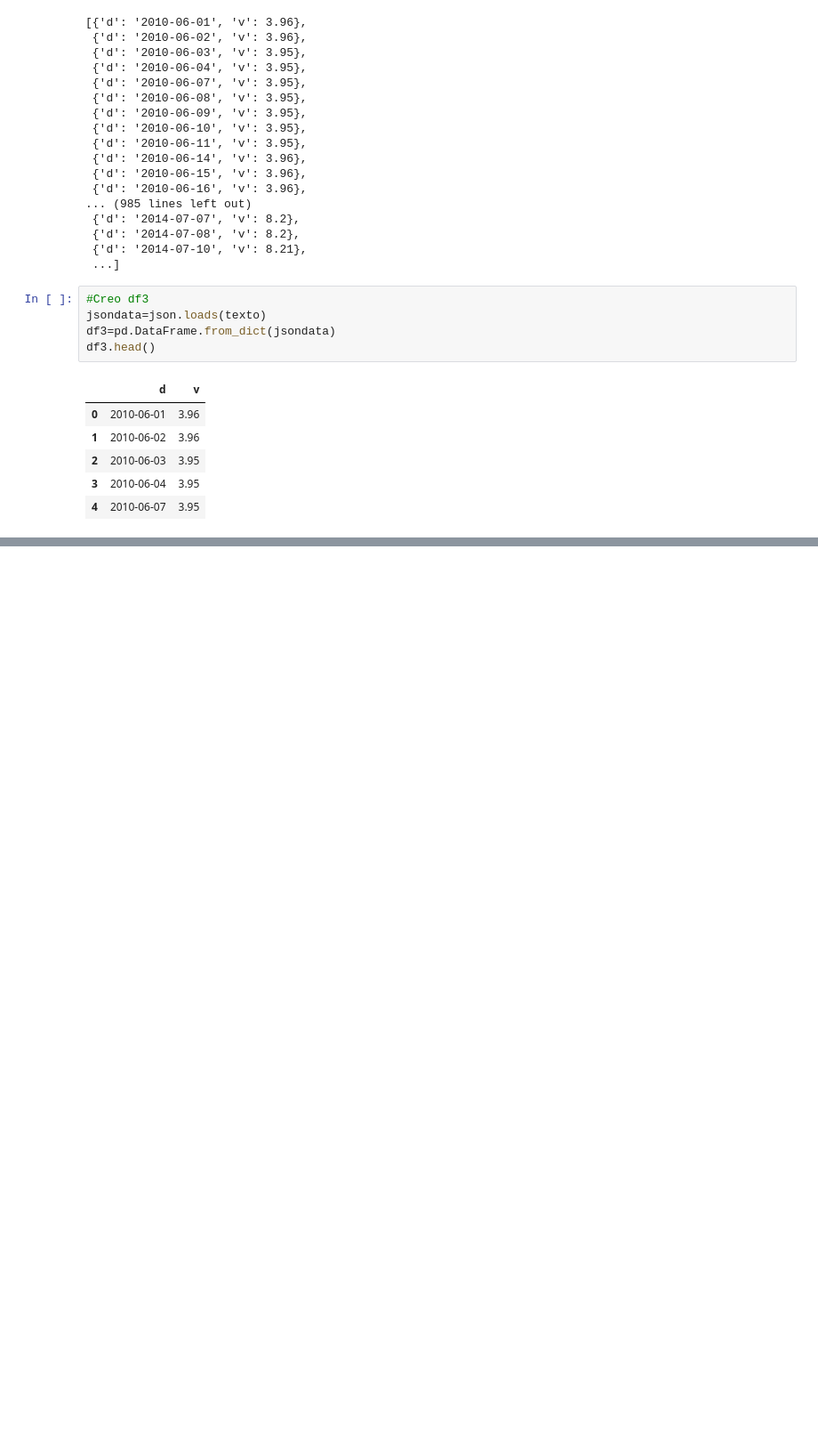
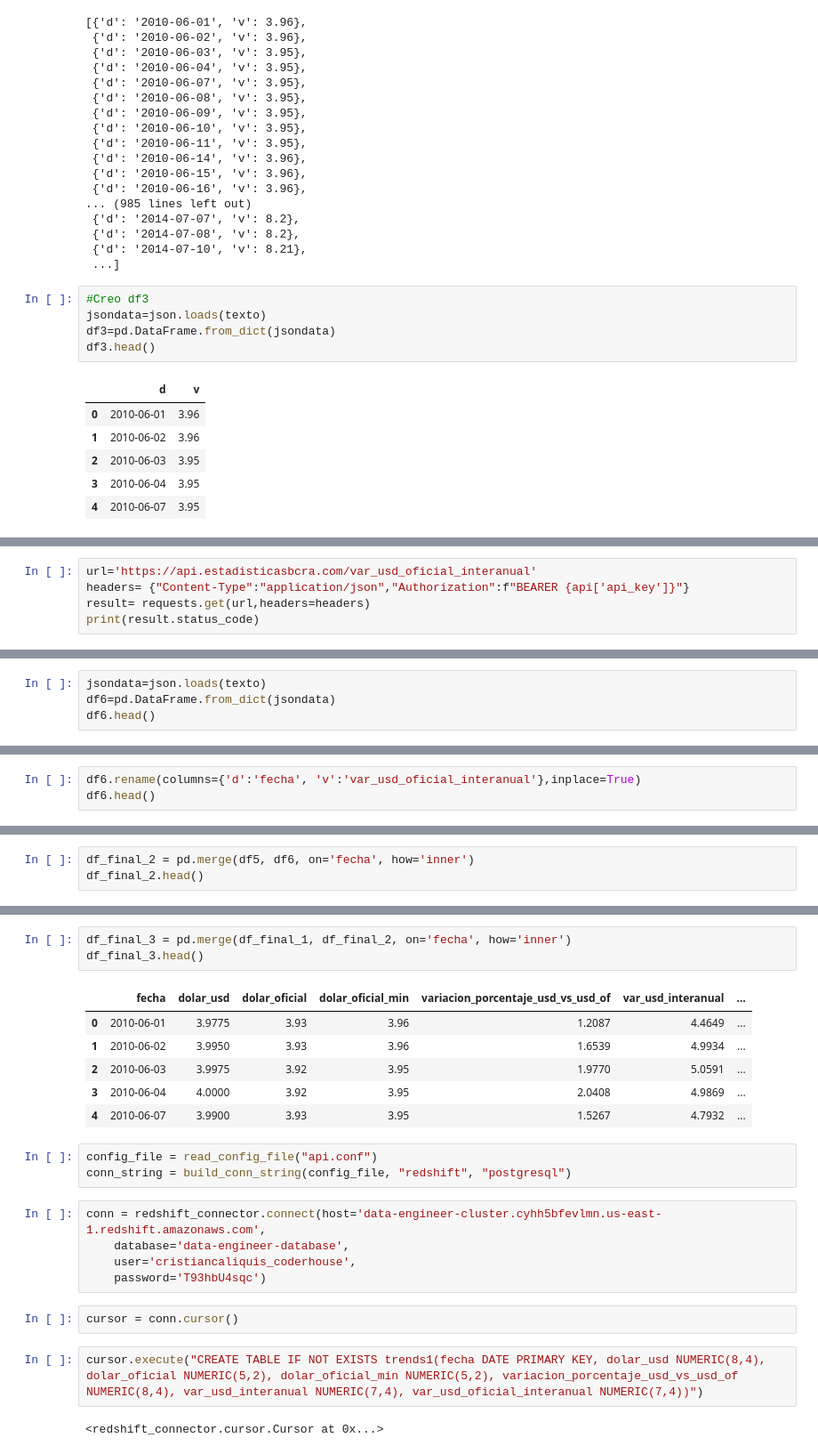
Before and after one commit to vongif/DataEngineeringBCRA, a Jupyter notebook: cotizaciones.ipynb, the cells around one changed output, grey strips where cells are left out. Shown at 89% size. Cells and saved outputs as stored; diff of their text form; blank space fills up the shorter version.

```diff
--- a/cotizaciones.ipynb
+++ b/cotizaciones.ipynb
@@ -278,0 +368,5 @@ conn.execute("""
+# %%
+url='https://api.estadisticasbcra.com/var_usd_oficial_interanual'
+headers= {"Content-Type":"application/json","Authorization":f"BEARER {api['api_key']}"}
+result= requests.get(url,headers=headers)
+print(result.status_code)
@@ -278,0 +402,4 @@ conn.execute("""
+# %%
+jsondata=json.loads(texto)
+df6=pd.DataFrame.from_dict(jsondata)
+df6.head()
@@ -278,0 +413,3 @@ conn.execute("""
+# %%
+df6.rename(columns={'d':'fecha', 'v':'var_usd_oficial_interanual'},inplace=True)
+df6.head()
@@ -278,0 +426,3 @@ conn.execute("""
+# %%
+df_final_2 = pd.merge(df5, df6, on='fecha', how='inner')
+df_final_2.head()
@@ -278,0 +436,24 @@ conn.execute("""
+# %%
+df_final_3 = pd.merge(df_final_1, df_final_2, on='fecha', how='inner')
+df_final_3.head()
+# %% [output]
+|  | fecha | dolar_usd | dolar_oficial | dolar_oficial_min | variacion_porcentaje_usd_vs_usd_of | var_usd_interanual | ... |
+| 0 | 2010-06-01 | 3.9775 | 3.93 | 3.96 | 1.2087 | 4.4649 | ... |
+| 1 | 2010-06-02 | 3.9950 | 3.93 | 3.96 | 1.6539 | 4.9934 | ... |
+| 2 | 2010-06-03 | 3.9975 | 3.92 | 3.95 | 1.9770 | 5.0591 | ... |
+| 3 | 2010-06-04 | 4.0000 | 3.92 | 3.95 | 2.0408 | 4.9869 | ... |
+| 4 | 2010-06-07 | 3.9900 | 3.93 | 3.95 | 1.5267 | 4.7932 | ... |
+# %%
+config_file = read_config_file("api.conf")
+conn_string = build_conn_string(config_file, "redshift", "postgresql")
+# %%
+conn = redshift_connector.connect(host='data-engineer-cluster.cyhh5bfevlmn.us-east-1.redshift.amazonaws.com',
+    database='data-engineer-database',
+    user='cristiancaliquis_coderhouse',
+    password='T93hbU4sqc')
+# %%
+cursor = conn.cursor()
+# %%
+cursor.execute("CREATE TABLE IF NOT EXISTS trends1(fecha DATE PRIMARY KEY, dolar_usd NUMERIC(8,4), dolar_oficial NUMERIC(5,2), dolar_oficial_min NUMERIC(5,2), variacion_porcentaje_usd_vs_usd_of NUMERIC(8,4), var_usd_interanual NUMERIC(7,4), var_usd_oficial_interanual NUMERIC(7,4))")
+# %% [output]
+<redshift_connector.cursor.Cursor at 0x...>
```
Also changed, not shown: parts of 51 cells of this notebook, 6 other files.
